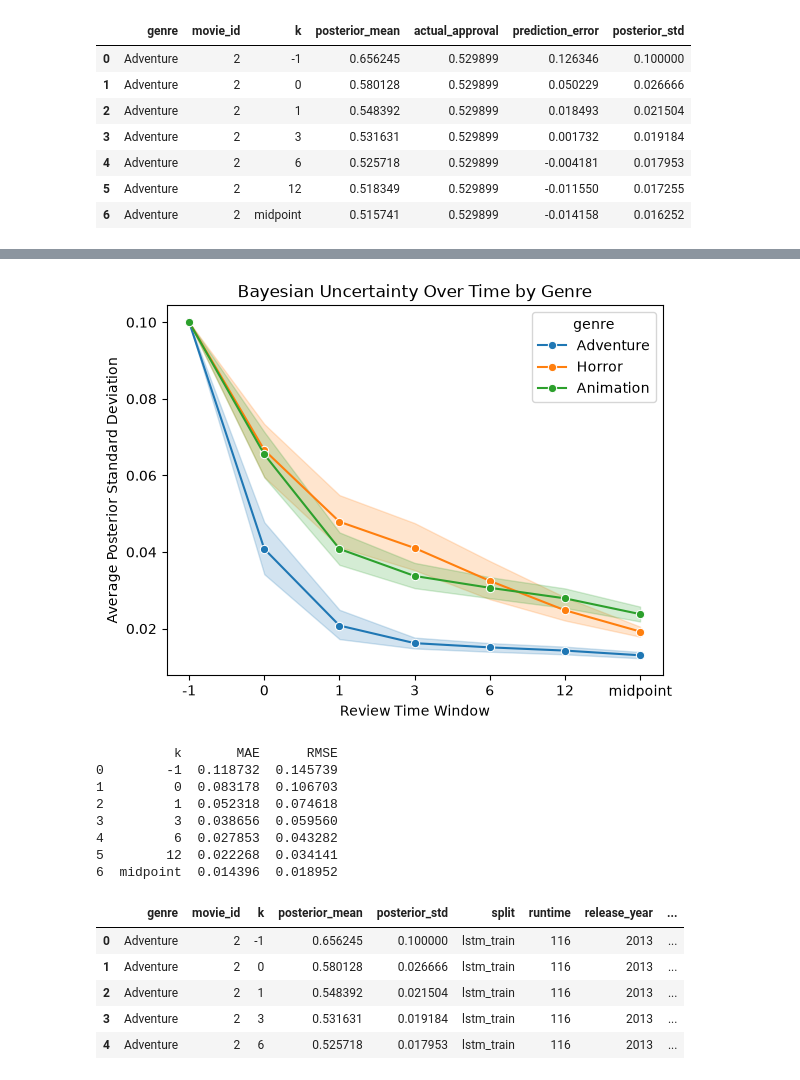
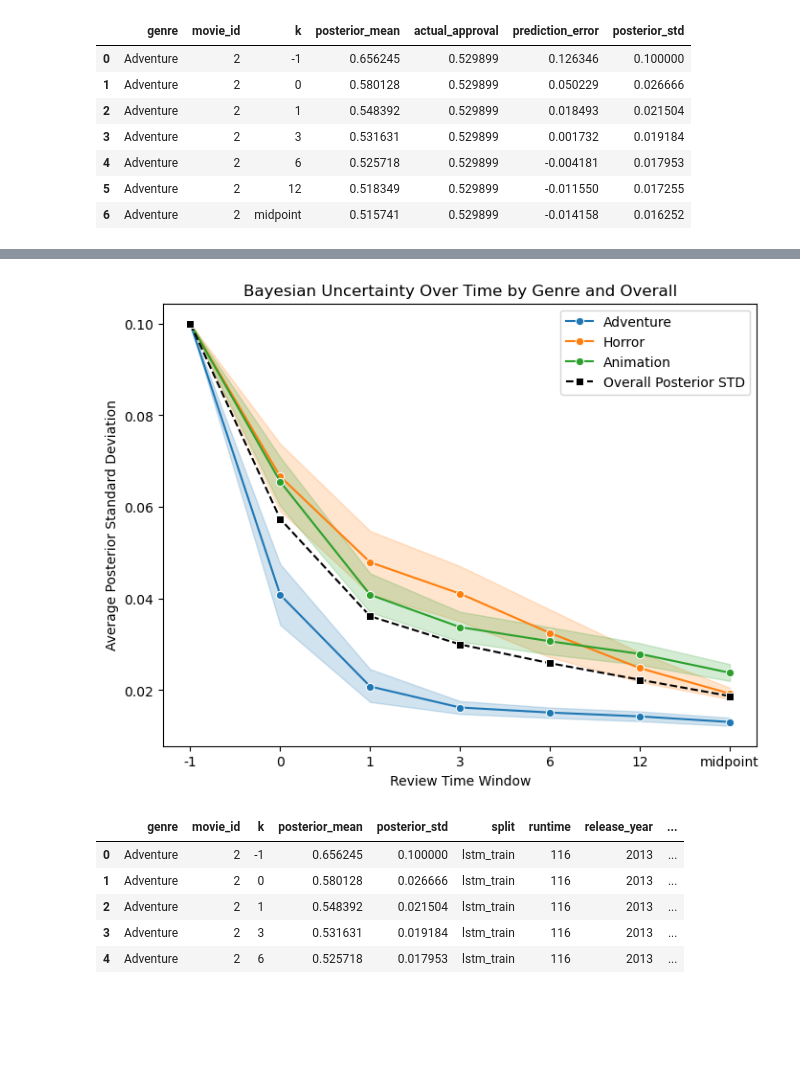
Before and after one commit to angml/ML2_Project, a Jupyter notebook: project_file_bayesian.ipynb, the cells around one changed output, grey strips where cells are left out. Cells and saved outputs as stored; diff of their text form; code cells hidden in the pictures; blank space fills up the shorter version.

Commit message:
changed error plots for Bayesian

```diff
--- a/project_file_bayesian.ipynb
+++ b/project_file_bayesian.ipynb
@@ -425,36 +438,22 @@ plt.show()
 # %%
+# Posterior STD by k + genre
 plot_df = results_df.copy()
 plot_df["k"] = plot_df["k"].astype(str)
-sns.lineplot(
-    data=plot_df,
-    x="k",
-    y="posterior_std",
-    hue="genre",
-    marker="o"
-)
+
+# Posterior STD by genre
+plot2_df = plot_df.groupby("k")["posterior_std"].mean().reset_index()
+plot2_df["k"] = plot2_df["k"].astype(str)
+
+plt.figure(figsize=(8, 6))
+sns.lineplot(data=plot_df, x="k", y="posterior_std", hue="genre",marker="o")
+sns.lineplot(data=plot2_df, x="k", y="posterior_std", color="black", linestyle="--", marker="s", label="Overall Posterior STD")
 
 plt.xlabel("Review Time Window")
 plt.ylabel("Average Posterior Standard Deviation")
-plt.title("Bayesian Uncertainty Over Time by Genre")
+plt.title("Bayesian Uncertainty Over Time by Genre and Overall")
 plt.show()
 # %% [output]
-[figure, old version]
+[figure, new version]
-# %%
-results_df["absolute_error"] = results_df["prediction_error"].abs()
-
-results_df["squared_error"] = results_df["prediction_error"]** 2
-
-bayes_metrics = results_df.groupby("k").agg(MAE=("absolute_error", "mean"), RMSE=("squared_error", lambda x: np.sqrt(x.mean()))).reset_index()
-print(bayes_metrics)
-# %% [output]
-          k       MAE      RMSE
-0        -1  0.118732  0.145739
-1         0  0.083178  0.106703
-2         1  0.052318  0.074618
-3         3  0.038656  0.059560
-4         6  0.027853  0.043282
-5        12  0.022268  0.034141
-6  midpoint  0.014396  0.018952
 # %%
 posterior_results = results_df[["genre", "movie_id", "k", "posterior_mean", "posterior_std"]]
 mlp_base = posterior_results.merge(mlp_base, on="movie_id", how="left")
```
Also changed, not shown: parts of 5 cells of this notebook.
